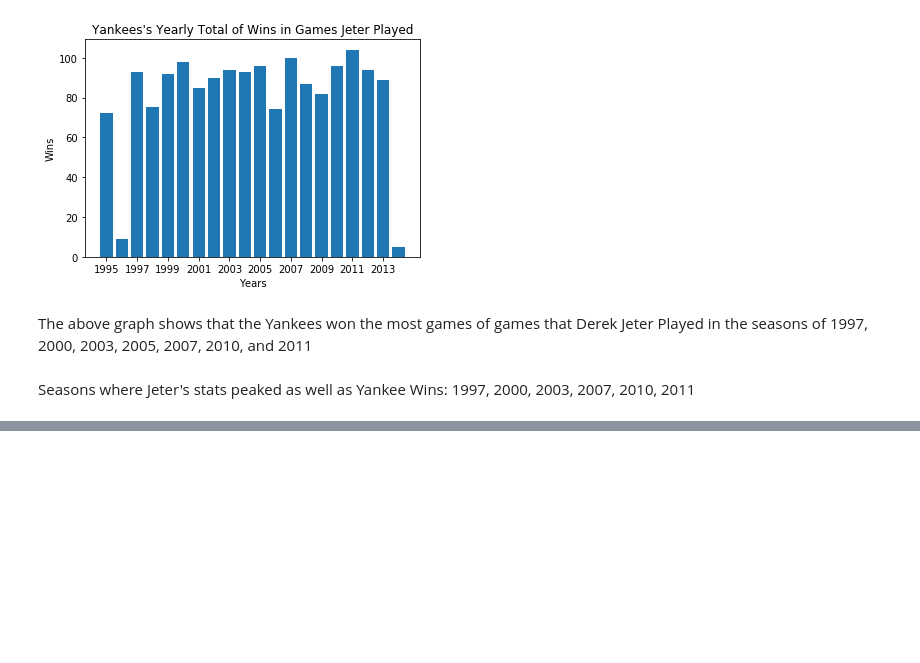
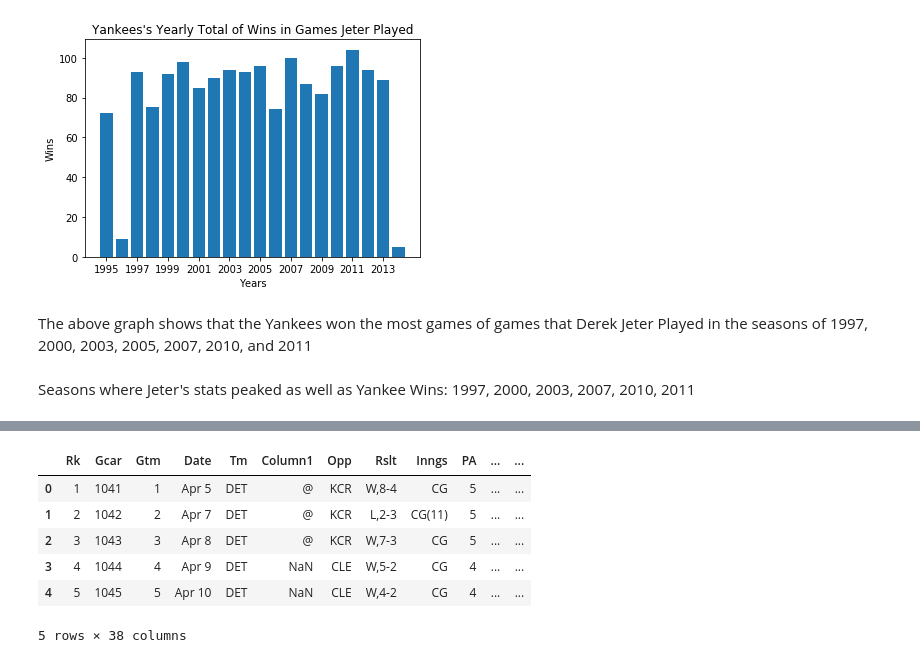
Before and after one commit to mattmaitland1/DerekJeterAnalysis, a Jupyter notebook: Project.ipynb, the cells around one changed output, grey strips where cells are left out. Drawn from its saved outputs; the diff is of its cells as text; code cells hidden in the pictures; blank space fills up the shorter version.

```diff
--- a/Project.ipynb
+++ b/Project.ipynb
@@ -239,0 +261,11 @@ Seasons where Jeter's stats peaked as well as Yankee Wins: 1997, 2000, 2003, 200
+# %%
+cabrera = pd.read_csv('Cabrera.csv')
+cabrera.head()
+# %% [output]
+|  | Rk | Gcar | Gtm | Date | Tm | Column1 | Opp | Rslt | Inngs | PA | ... | ... |
+| 0 | 1 | 1041 | 1 | Apr 5 | DET | @ | KCR | W,8-4 | CG | 5 | ... | ... |
+| 1 | 2 | 1042 | 2 | Apr 7 | DET | @ | KCR | L,2-3 | CG(11) | 5 | ... | ... |
+| 2 | 3 | 1043 | 3 | Apr 8 | DET | @ | KCR | W,7-3 | CG | 5 | ... | ... |
+| 3 | 4 | 1044 | 4 | Apr 9 | DET | NaN | CLE | W,5-2 | CG | 4 | ... | ... |
+| 4 | 5 | 1045 | 5 | Apr 10 | DET | NaN | CLE | W,4-2 | CG | 4 | ... | ... |
+5 rows × 38 columns
```
Also changed, not shown: parts of 11 cells of this notebook.
